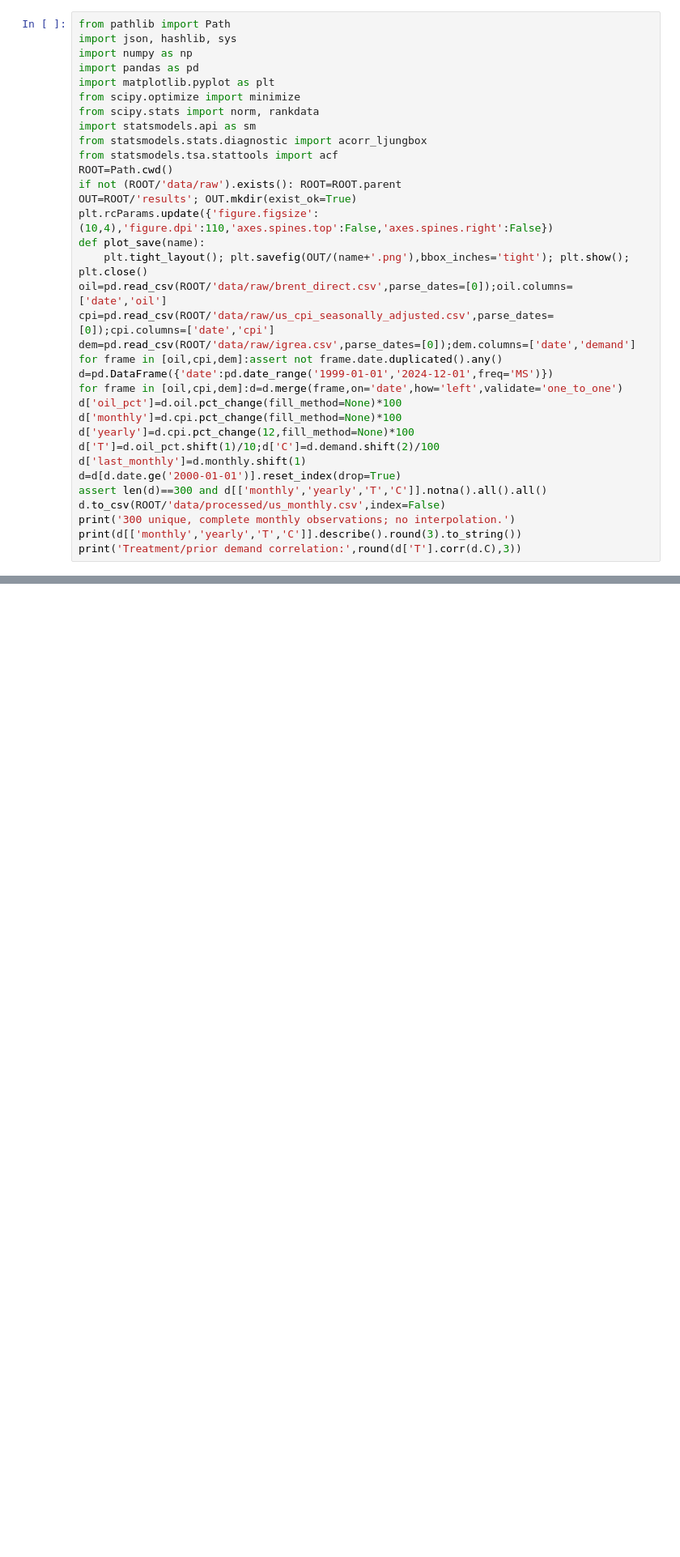
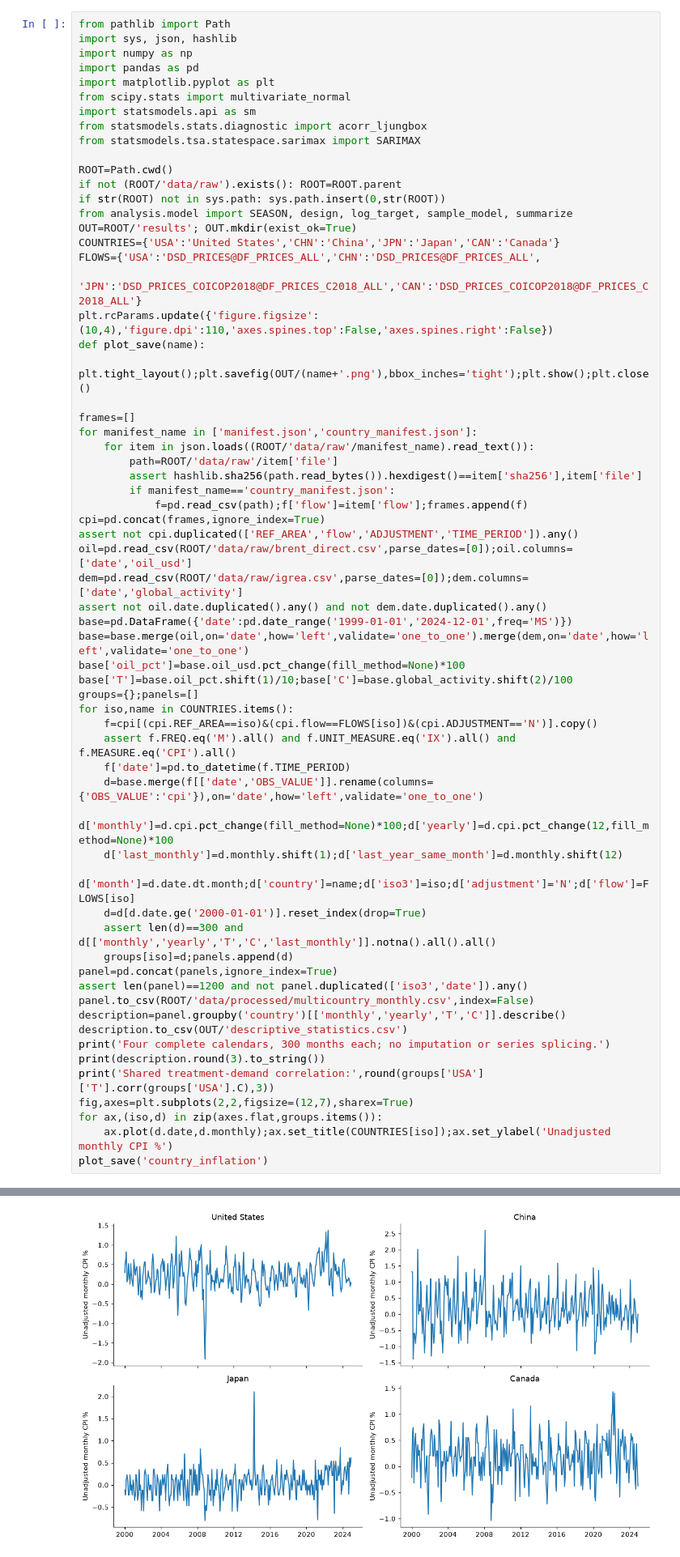
Before and after one commit to omkargadute/oil-inflation-analysis, a Jupyter notebook: notebooks/oil_inflation.ipynb, the cells around one changed output, grey strips where cells are left out. Shown at 81% size. Cells and saved outputs as stored; diff of their text form; blank space fills up the shorter version.

```diff
--- a/notebooks/oil_inflation.ipynb
+++ b/notebooks/oil_inflation.ipynb
@@ -10,35 +14,64 @@ Sources: [BLS CPI via FRED](https://fred.stlouisfed.org/series/CPIAUCSL),
 # %%
 from pathlib import Path
-import json, hashlib, sys
+import sys, json, hashlib
 import numpy as np
 import pandas as pd
 import matplotlib.pyplot as plt
-from scipy.optimize import minimize
-from scipy.stats import norm, rankdata
+from scipy.stats import multivariate_normal
 import statsmodels.api as sm
 from statsmodels.stats.diagnostic import acorr_ljungbox
-from statsmodels.tsa.stattools import acf
+from statsmodels.tsa.statespace.sarimax import SARIMAX
+
 ROOT=Path.cwd()
 if not (ROOT/'data/raw').exists(): ROOT=ROOT.parent
+if str(ROOT) not in sys.path: sys.path.insert(0,str(ROOT))
+from analysis.model import SEASON, design, log_target, sample_model, summarize
 OUT=ROOT/'results'; OUT.mkdir(exist_ok=True)
+COUNTRIES={'USA':'United States','CHN':'China','JPN':'Japan','CAN':'Canada'}
+FLOWS={'USA':'DSD_PRICES@DF_PRICES_ALL','CHN':'DSD_PRICES@DF_PRICES_ALL',
+       'JPN':'DSD_PRICES_COICOP2018@DF_PRICES_C2018_ALL','CAN':'DSD_PRICES_COICOP2018@DF_PRICES_C2018_ALL'}
 plt.rcParams.update({'figure.figsize':(10,4),'figure.dpi':110,'axes.spines.top':False,'axes.spines.right':False})
 def plot_save(name):
-    plt.tight_layout(); plt.savefig(OUT/(name+'.png'),bbox_inches='tight'); plt.show(); plt.close()
-oil=pd.read_csv(ROOT/'data/raw/brent_direct.csv',parse_dates=[0]);oil.columns=['date','oil']
-cpi=pd.read_csv(ROOT/'data/raw/us_cpi_seasonally_adjusted.csv',parse_dates=[0]);cpi.columns=['date','cpi']
-dem=pd.read_csv(ROOT/'data/raw/igrea.csv',parse_dates=[0]);dem.columns=['date','demand']
-for frame in [oil,cpi,dem]:assert not frame.date.duplicated().any()
-d=pd.DataFrame({'date':pd.date_range('1999-01-01','2024-12-01',freq='MS')})
-for frame in [oil,cpi,dem]:d=d.merge(frame,on='date',how='left',validate='one_to_one')
-d['oil_pct']=d.oil.pct_change(fill_method=None)*100
-d['monthly']=d.cpi.pct_change(fill_method=None)*100
-d['yearly']=d.cpi.pct_change(12,fill_method=None)*100
-d['T']=d.oil_pct.shift(1)/10;d['C']=d.demand.shift(2)/100
-d['last_monthly']=d.monthly.shift(1)
-d=d[d.date.ge('2000-01-01')].reset_index(drop=True)
-assert len(d)==300 and d[['monthly','yearly','T','C']].notna().all().all()
-d.to_csv(ROOT/'data/processed/us_monthly.csv',index=False)
-print('300 unique, complete monthly observations; no interpolation.')
-print(d[['monthly','yearly','T','C']].describe().round(3).to_string())
-print('Treatment/prior demand correlation:',round(d['T'].corr(d.C),3))
+    plt.tight_layout();plt.savefig(OUT/(name+'.png'),bbox_inches='tight');plt.show();plt.close()
+
+frames=[]
+for manifest_name in ['manifest.json','country_manifest.json']:
+    for item in json.loads((ROOT/'data/raw'/manifest_name).read_text()):
+        path=ROOT/'data/raw'/item['file']
+        assert hashlib.sha256(path.read_bytes()).hexdigest()==item['sha256'],item['file']
+        if manifest_name=='country_manifest.json':
+            f=pd.read_csv(path);f['flow']=item['flow'];frames.append(f)
+cpi=pd.concat(frames,ignore_index=True)
+assert not cpi.duplicated(['REF_AREA','flow','ADJUSTMENT','TIME_PERIOD']).any()
+oil=pd.read_csv(ROOT/'data/raw/brent_direct.csv',parse_dates=[0]);oil.columns=['date','oil_usd']
+dem=pd.read_csv(ROOT/'data/raw/igrea.csv',parse_dates=[0]);dem.columns=['date','global_activity']
+assert not oil.date.duplicated().any() and not dem.date.duplicated().any()
+base=pd.DataFrame({'date':pd.date_range('1999-01-01','2024-12-01',freq='MS')})
+base=base.merge(oil,on='date',how='left',validate='one_to_one').merge(dem,on='date',how='left',validate='one_to_one')
+base['oil_pct']=base.oil_usd.pct_change(fill_method=None)*100
+base['T']=base.oil_pct.shift(1)/10;base['C']=base.global_activity.shift(2)/100
+groups={};panels=[]
+for iso,name in COUNTRIES.items():
+    f=cpi[(cpi.REF_AREA==iso)&(cpi.flow==FLOWS[iso])&(cpi.ADJUSTMENT=='N')].copy()
+    assert f.FREQ.eq('M').all() and f.UNIT_MEASURE.eq('IX').all() and f.MEASURE.eq('CPI').all()
+    f['date']=pd.to_datetime(f.TIME_PERIOD)
+    d=base.merge(f[['date','OBS_VALUE']].rename(columns={'OBS_VALUE':'cpi'}),on='date',how='left',validate='one_to_one')
+    d['monthly']=d.cpi.pct_change(fill_method=None)*100;d['yearly']=d.cpi.pct_change(12,fill_method=None)*100
+    d['last_monthly']=d.monthly.shift(1);d['last_year_same_month']=d.monthly.shift(12)
+    d['month']=d.date.dt.month;d['country']=name;d['iso3']=iso;d['adjustment']='N';d['flow']=FLOWS[iso]
+    d=d[d.date.ge('2000-01-01')].reset_index(drop=True)
+    assert len(d)==300 and d[['monthly','yearly','T','C','last_monthly']].notna().all().all()
+    groups[iso]=d;panels.append(d)
+panel=pd.concat(panels,ignore_index=True)
+assert len(panel)==1200 and not panel.duplicated(['iso3','date']).any()
+panel.to_csv(ROOT/'data/processed/multicountry_monthly.csv',index=False)
+description=panel.groupby('country')[['monthly','yearly','T','C']].describe()
+description.to_csv(OUT/'descriptive_statistics.csv')
+print('Four complete calendars, 300 months each; no imputation or series splicing.')
+print(description.round(3).to_string())
+print('Shared treatment-demand correlation:',round(groups['USA']['T'].corr(groups['USA'].C),3))
+fig,axes=plt.subplots(2,2,figsize=(12,7),sharex=True)
+for ax,(iso,d) in zip(axes.flat,groups.items()):
+    ax.plot(d.date,d.monthly);ax.set_title(COUNTRIES[iso]);ax.set_ylabel('Unadjusted monthly CPI %')
+plot_save('country_inflation')
 # %% [output]
@@ -55,0 +87 @@ Treatment/prior demand correlation: 0.067
+[figure, added]
```
Also changed, not shown: parts of 28 cells of this notebook, 38 other files.
